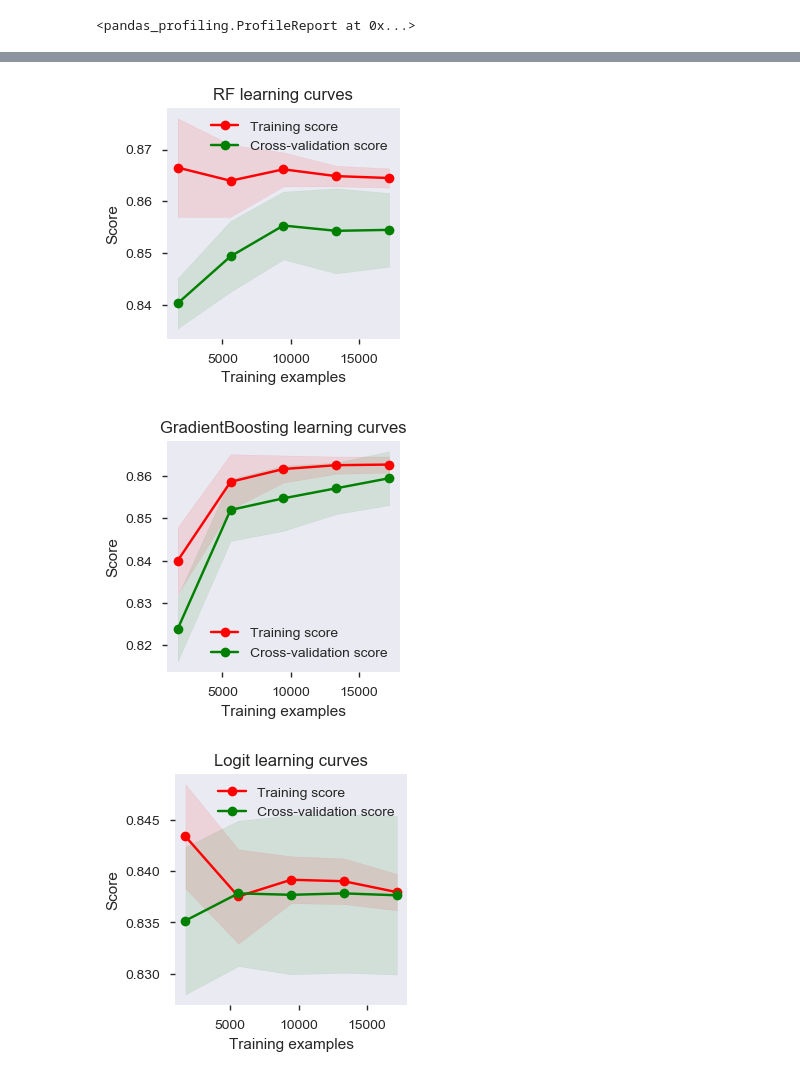
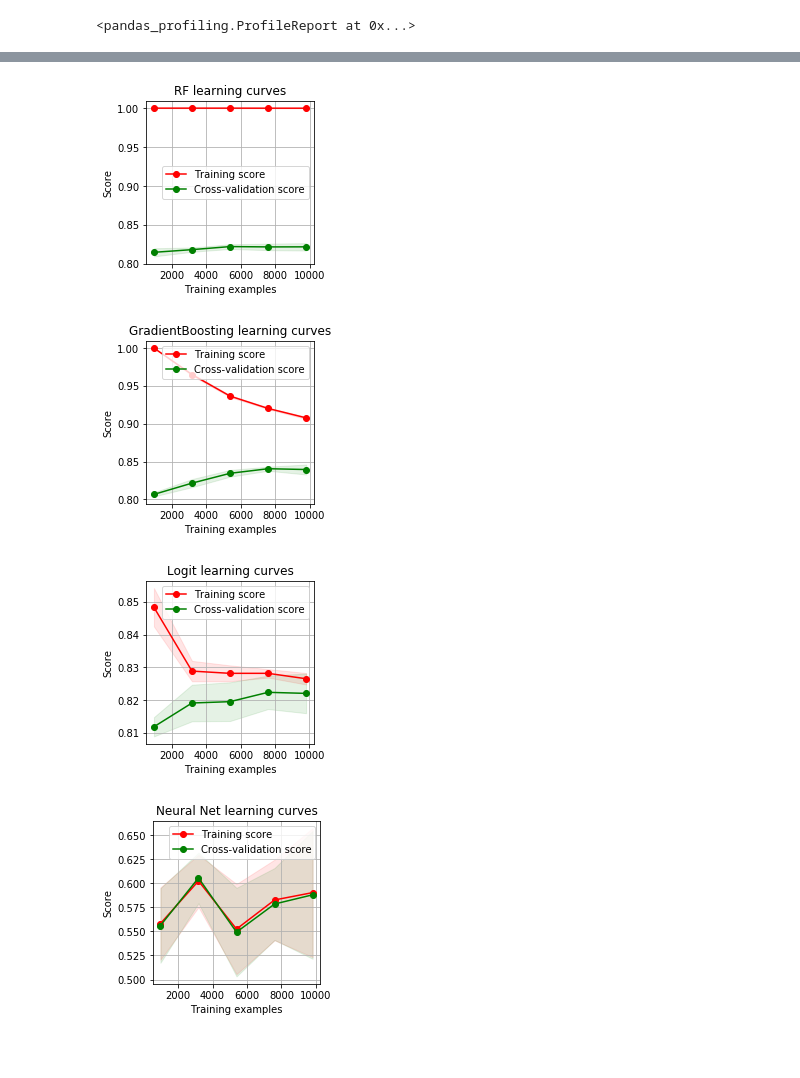
Before and after one commit to drcastillo/hicss2020, a Jupyter notebook: model_train.ipynb, the cells around one changed output, grey strips where cells are left out. Cells and saved outputs as stored; diff of their text form; code cells hidden in the pictures; blank space fills up the shorter version.

```diff
--- a/model_train.ipynb
+++ b/model_train.ipynb
@@ -143,4 +159,6 @@ y_test Shape:
 # %%
+rcParams['figure.figsize'] = 5, 5  #Adjust plot size
+
 # Cross validate model with Kfold stratified cross val
 kfold = StratifiedKFold(n_splits=5)
 
@@ -151,12 +169,14 @@ classifiers = []
 classifiers.append(RandomForestClassifier(random_state=random_state))
 classifiers.append(GradientBoostingClassifier(random_state=random_state))
 classifiers.append(LogisticRegression(random_state=random_state))
+classifiers.append(MLPClassifier(random_state=random_state))
+
 
 cv_results = []
 for classifier in classifiers:
     cv_results.append(
         cross_val_score(classifier,
-                        X_train,
+                        encoded_train,
                         y=y_train,
                         scoring="accuracy",
                         cv=kfold,
@@ -173,7 +193,7 @@ cv_res = pd.DataFrame({
     cv_means,
     "CrossValerrors":
     cv_std,
-    "Algorithm": ["RandomForest", "GradientBoosting", "LogisticRegression"]
+    "Algorithm": ["RandomForest", "GradientBoosting", "LogisticRegression", "Neural Network"]
 })
 
 g = sns.barplot("CrossValMeans",
@@ -315,32 +348,40 @@ Serializing Best Models
 # %%
 from sklearn.externals import joblib
 rcParams['figure.figsize'] = 3, 3  #Adjust plot size
 kfold = StratifiedKFold(n_splits=5)
 rf_file = "models\\UCI_Census\\random_forest.pkl"
 gbc_file = "models\\UCI_Census\\GBC.pkl"
 logit_file = "models\\UCI_Census\\Logit.pkl"
+ann_file = "models\\UCI_Census\\SklearnNeuralNet.pkl"
 #fetch saved models
 rfc = joblib.load(rf_file)
 gbc = joblib.load(gbc_file)
 logit = joblib.load(logit_file)
+ann = joblib.load(ann_file)
 
 #Learning Curve. Works better w. more data.
 #Visualizes how estimators perform given more data
-g = plot_learning_curve(rfc, "RF learning curves", X_train, y_train, cv=kfold)
+g = plot_learning_curve(rfc, "RF learning curves", encoded_train, y_train, cv=kfold)
 g = plot_learning_curve(gbc,
                         "GradientBoosting learning curves",
-                        X_train,
+                        encoded_train,
                         y_train,
                         cv=kfold)
 g = plot_learning_curve(logit,
                         "Logit learning curves",
-                        X_train,
+                        encoded_train,
                         y_train,
                         cv=kfold)
+g = plot_learning_curve(ann,
+                        "Neural Net learning curves",
+                        encoded_train,
+                        y_train,
+                        cv=kfold)
 # %% [output]
-[figure, old version]
+[figure, new version]
-[figure, old version]
+[figure, new version]
-[figure, old version]
+[figure, new version]
+[figure, added]
 # %%
 #Some classification Reports and Confusion Matrices
 from sklearn.metrics import confusion_matrix, classification_report
```
Also changed, not shown: parts of 22 cells of this notebook, 3 other files.
